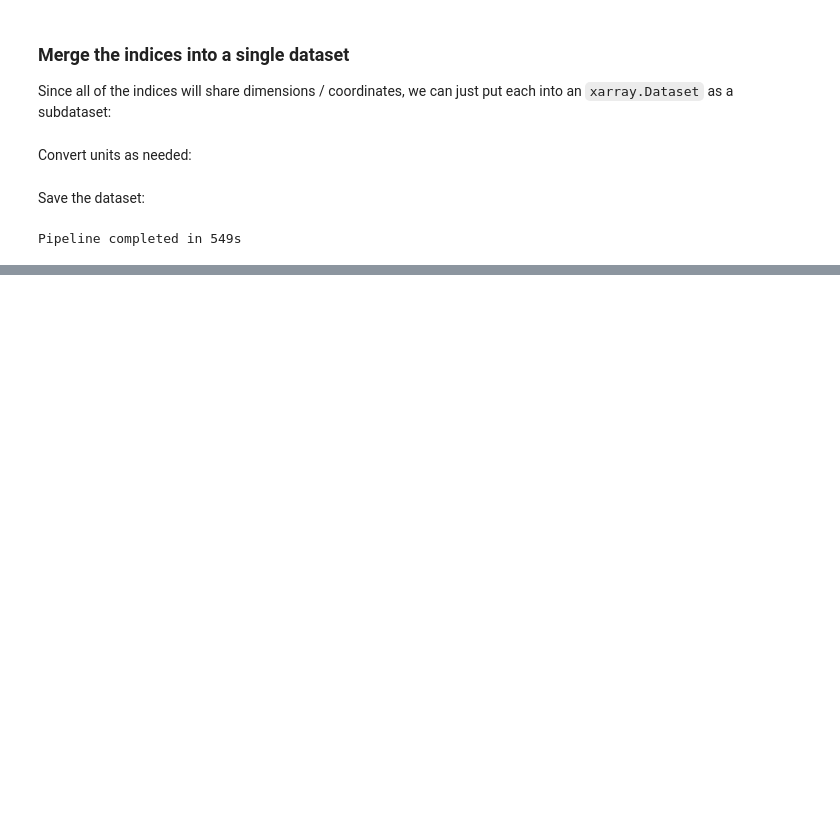
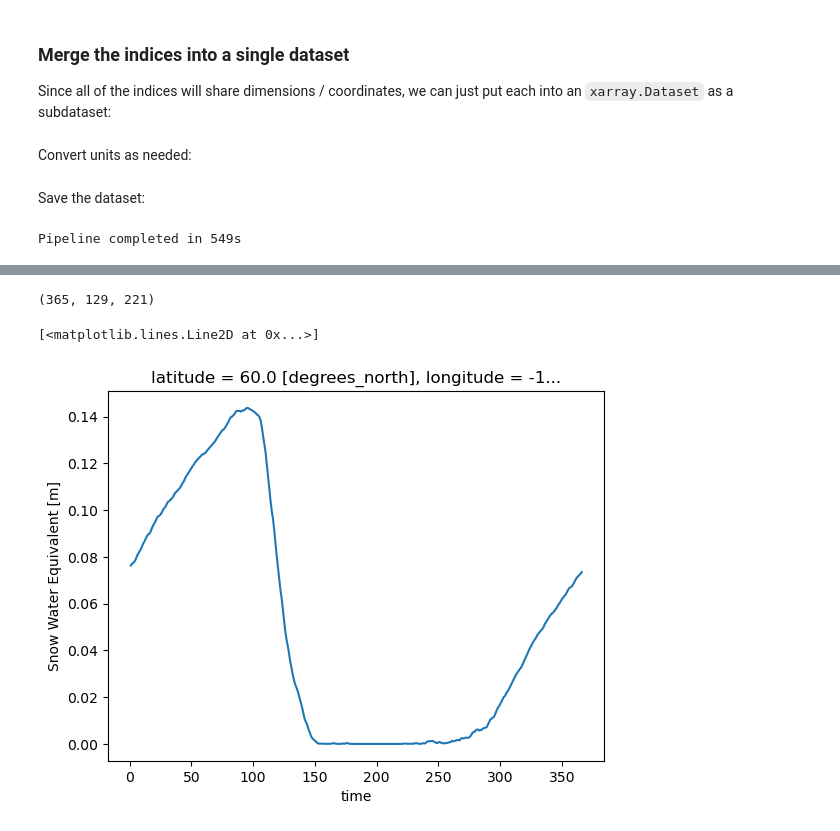
Before and after one commit to ua-snap/nws-drought, a Jupyter notebook: notebooks/process.ipynb, the cells around one changed output, grey strips where cells are left out. Saved outputs shown, nothing was run; the diff lists cells and outputs as text; code cells hidden in the pictures; blank space fills up the shorter version.

```diff
--- a/notebooks/process.ipynb
+++ b/notebooks/process.ipynb
@@ -255,0 +305,9 @@ Pipeline completed in 549s
+# %%
+np.nan, da2.shape)
+# %% [output]
+(365, 129, 221)
+# %%
+swe_clim_ds["swe"].sel(latitude=60, longitude=140, method="nearest").plot()
+# %% [output]
+[<matplotlib.lines.Line2D at 0x...>]
+[figure, added]
```
Also changed, not shown: parts of 6 cells of this notebook, 1 other file.
